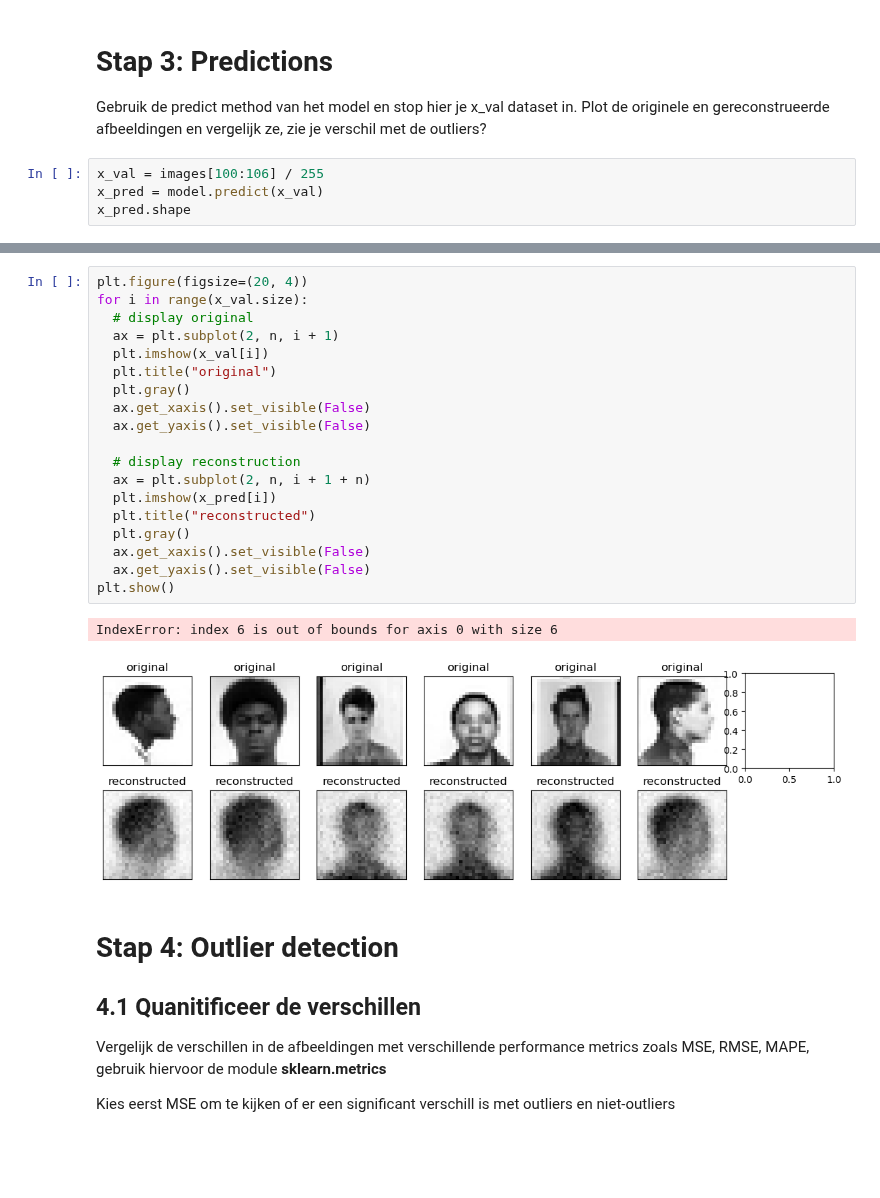
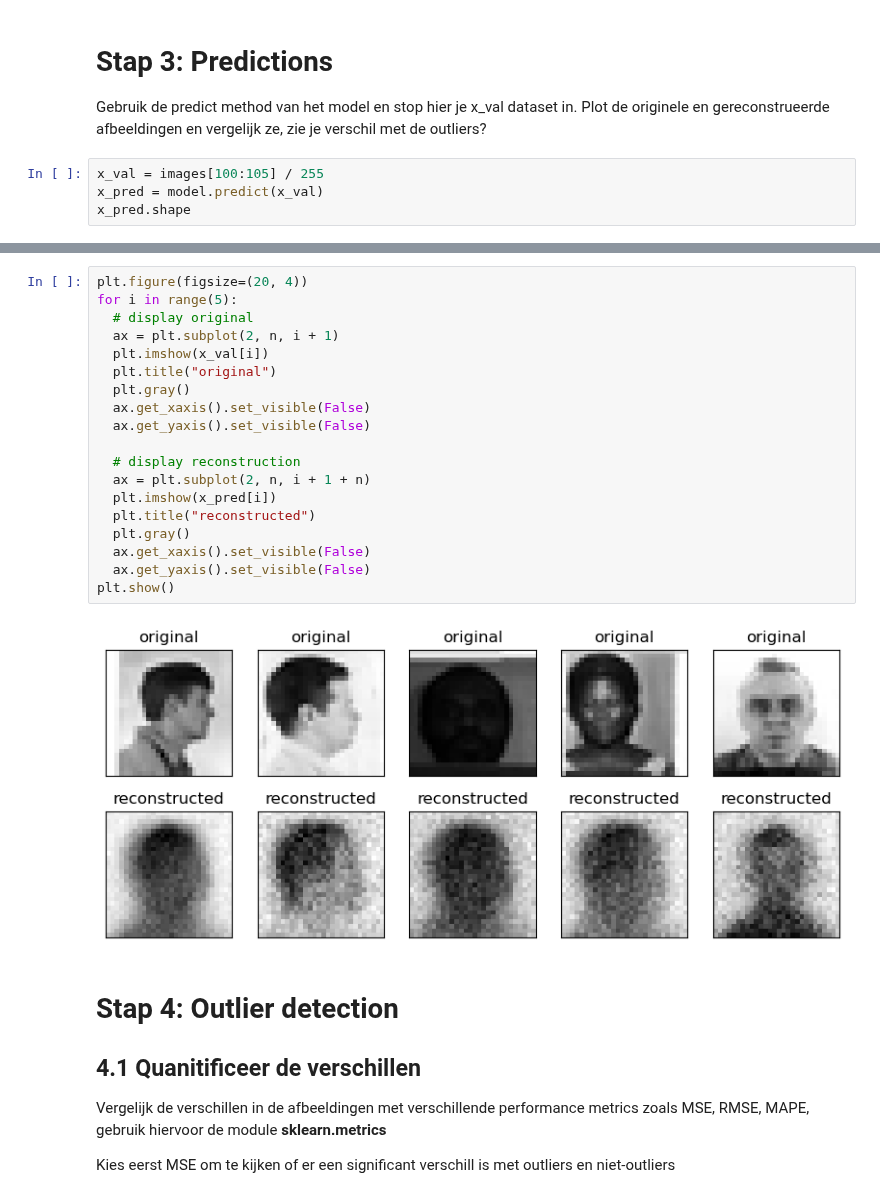
Before and after one commit to yanj27/Smart_Industry, a Jupyter notebook: College 3/Image outlier detection met de AutoEncoder - Les 3.ipynb, the cells around one changed output, grey strips where cells are left out. Saved outputs shown, nothing was run; the diff lists cells and outputs as text; blank space fills up the shorter version.

```diff
--- a/College 3/Image outlier detection met de AutoEncoder - Les 3.ipynb
+++ b/College 3/Image outlier detection met de AutoEncoder - Les 3.ipynb
@@ -186,7 +186,7 @@ plt.show()
 Gebruik de predict method van het model en stop hier je x_val dataset in.
 Plot de originele en gereconstrueerde afbeeldingen en vergelijk ze, zie je verschil met de outliers?
 # %%
-x_val = images[100:106] / 255
+x_val = images[100:105] / 255
 x_pred = model.predict(x_val)
 x_pred.shape
 # %% [output]
@@ -195,25 +195,24 @@ x_pred.shape
 # %%
 plt.figure(figsize=(20, 4))
-for i in range(x_val.size):
+for i in range(5):
   # display original
   ax = plt.subplot(2, n, i + 1)
   plt.imshow(x_val[i])
   plt.title("original")
   plt.gray()
   ax.get_xaxis().set_visible(False)
   ax.get_yaxis().set_visible(False)
 
   # display reconstruction
   ax = plt.subplot(2, n, i + 1 + n)
   plt.imshow(x_pred[i])
   plt.title("reconstructed")
   plt.gray()
   ax.get_xaxis().set_visible(False)
   ax.get_yaxis().set_visible(False)
 plt.show()
 # %% [output]
-IndexError: index 6 is out of bounds for axis 0 with size 6
-[figure, old version]
+[figure, new version]
 # %% [markdown]
 # Stap 4: Outlier detection
 ## 4.1 Quanitificeer de verschillen
```
Also changed, not shown: parts of 7 cells of this notebook.
